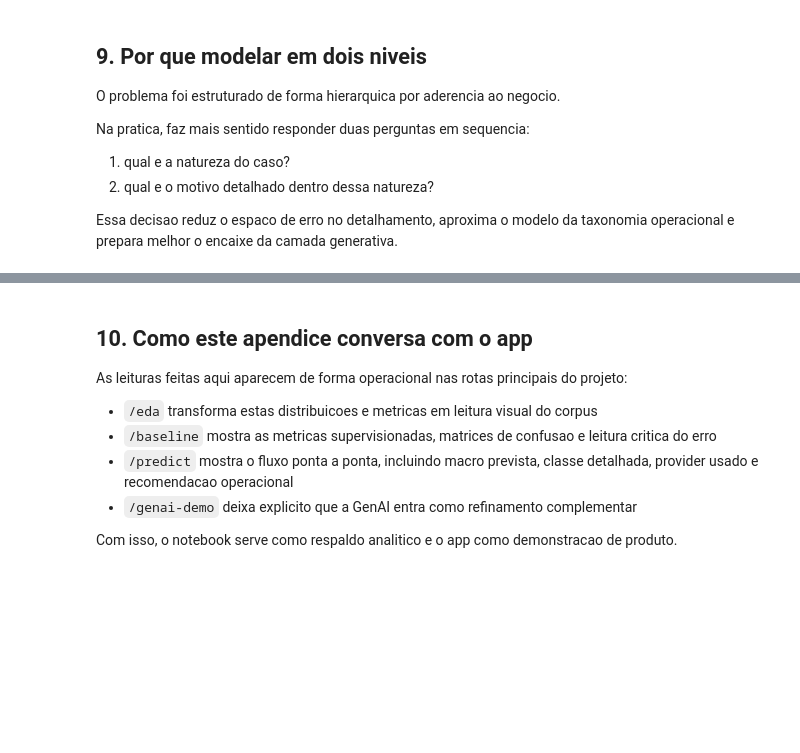
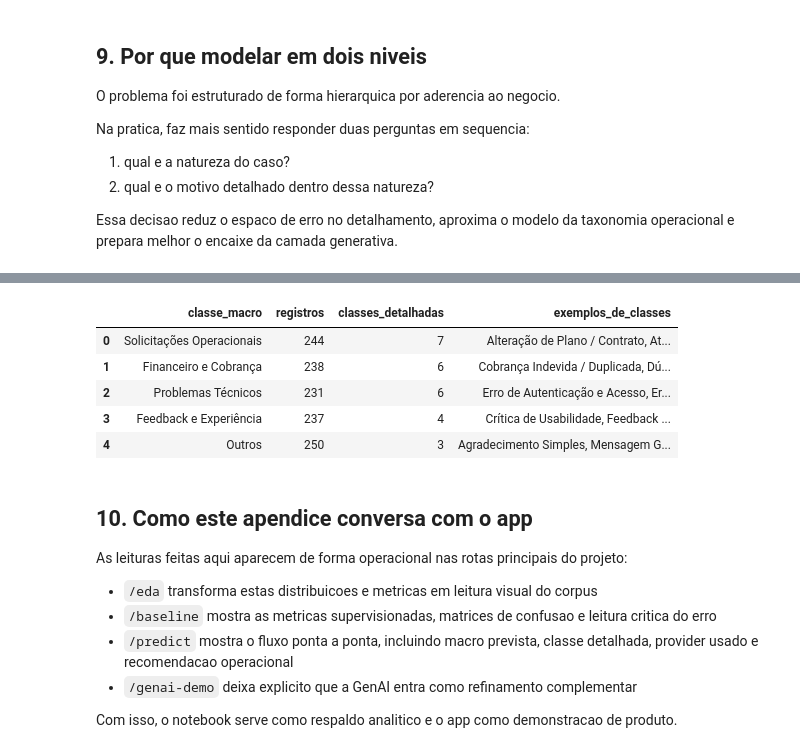
Before and after one commit to Sandoque/Lexi-Flow, a Jupyter notebook: notebooks/01_apendice_analitico_case.ipynb, the cells around one changed output, grey strips where cells are left out. Saved outputs shown, nothing was run; the diff lists cells and outputs as text; code cells hidden in the pictures; blank space fills up the shorter version.

```diff
--- a/notebooks/01_apendice_analitico_case.ipynb
+++ b/notebooks/01_apendice_analitico_case.ipynb
@@ -309,3 +421,29 @@ Essa decisao reduz o espaco de erro no detalhamento, aproxima o modelo da taxono
+# %%
+hierarchy_summary = (
+    df.groupby("classe_macro")
+    .agg(
+        registros=("id_registro", "count"),
+        classes_detalhadas=("classe_detalhada", "nunique"),
+    )
+    .reset_index()
+    .sort_values(["classes_detalhadas", "registros"], ascending=False)
+)
+
+detail_examples = (
+    df.groupby("classe_macro")["classe_detalhada"]
+    .apply(lambda serie: ", ".join(sorted(serie.dropna().astype(str).unique())[:6]))
+    .reset_index(name="exemplos_de_classes")
+)
+
+hierarchy_summary = hierarchy_summary.merge(detail_examples, on="classe_macro", how="left")
+hierarchy_summary
+# %% [output]
+|  | classe_macro | registros | classes_detalhadas | exemplos_de_classes |
+| 0 | Solicitações Operacionais | 244 | 7 | Alteração de Plano / Contrato, At... |
+| 1 | Financeiro e Cobrança | 238 | 6 | Cobrança Indevida / Duplicada, Dú... |
+| 2 | Problemas Técnicos | 231 | 6 | Erro de Autenticação e Acesso, Er... |
+| 3 | Feedback e Experiência | 237 | 4 | Crítica de Usabilidade, Feedback ... |
+| 4 | Outros | 250 | 3 | Agradecimento Simples, Mensagem G... |
 # %% [markdown]
 ## 10. Como este apendice conversa com o app
 
```
Also changed, not shown: parts of 6 cells of this notebook.
